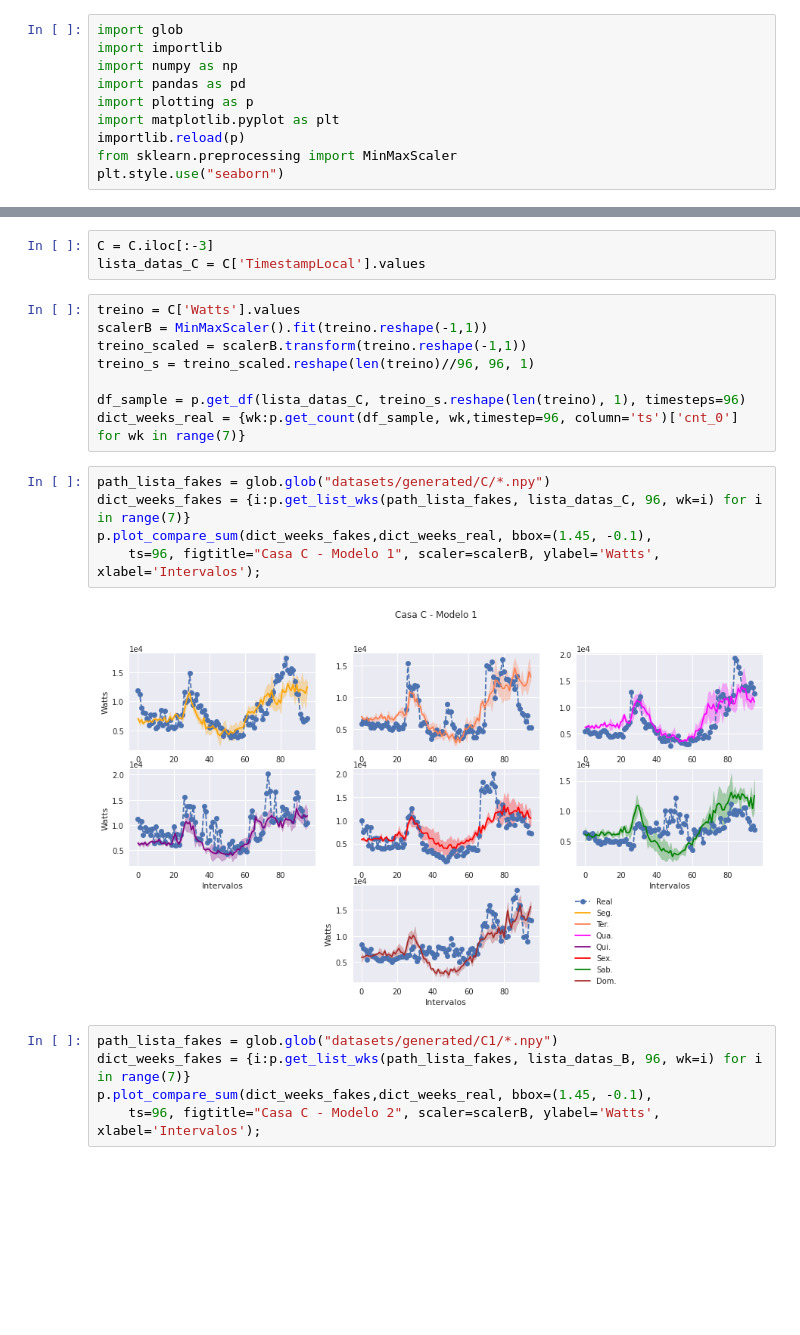
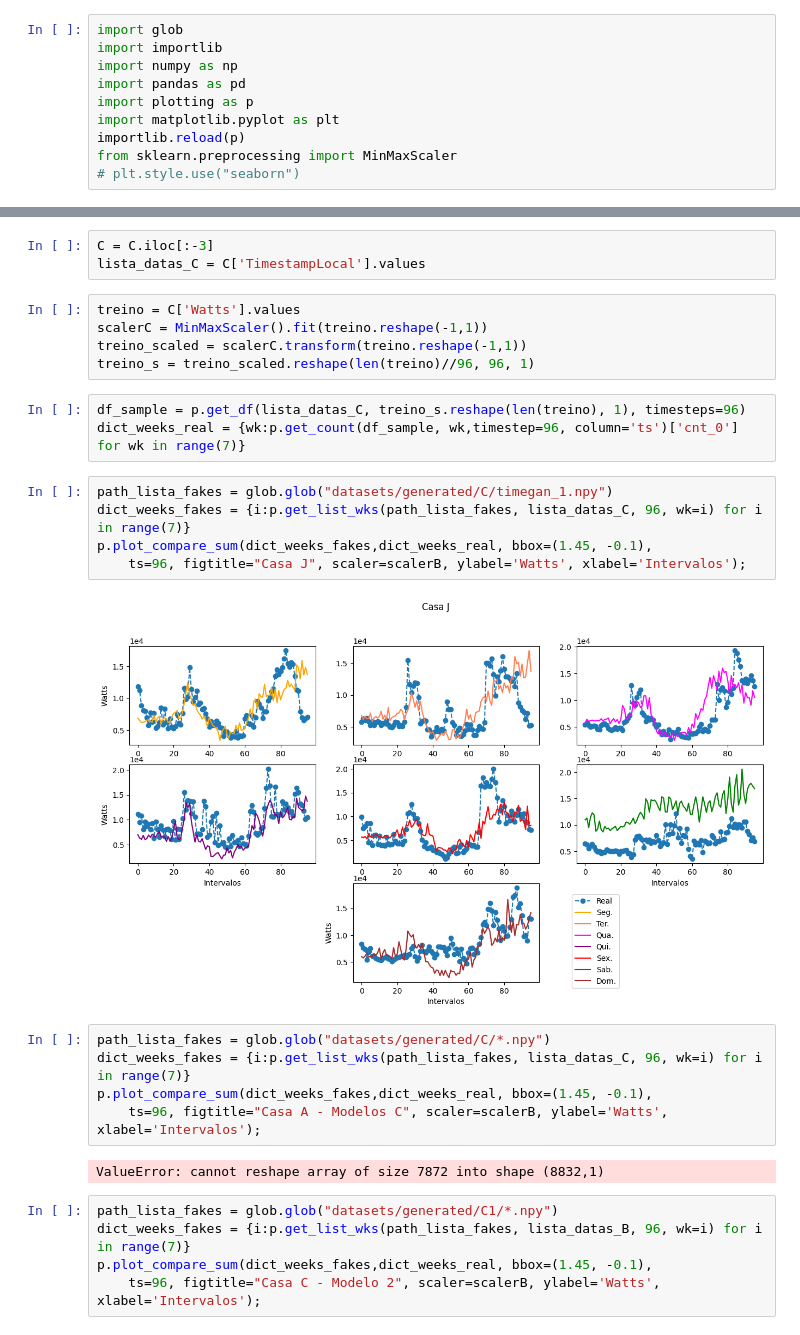
Before and after one commit to ifribeiro/consumo_casas, a Jupyter notebook: gans_casas.ipynb, the cells around one changed output, grey strips where cells are left out. Drawn from its saved outputs; the diff is of its cells as text; blank space fills up the shorter version.

```diff
--- a/gans_casas.ipynb
+++ b/gans_casas.ipynb
@@ -7,7 +7,7 @@ import plotting as p
 import matplotlib.pyplot as plt
 importlib.reload(p)
 from sklearn.preprocessing import MinMaxScaler
-plt.style.use("seaborn")
+# plt.style.use("seaborn")
 # %% [markdown]
 ## Leitura e descrição dos dados
 # %%
@@ -604,21 +601,28 @@ p.plot_compare_sum(dict_weeks_fakes,dict_weeks_real, bbox=(1.45, -0.1),
 # %%
 C = C.iloc[:-3]
 lista_datas_C = C['TimestampLocal'].values
+# %%
+treino = C['Watts'].values
+scalerC = MinMaxScaler().fit(treino.reshape(-1,1))
+treino_scaled = scalerC.transform(treino.reshape(-1,1))
+treino_s = treino_scaled.reshape(len(treino)//96, 96, 1)
 # %%
-treino = C['Watts'].values
-scalerB = MinMaxScaler().fit(treino.reshape(-1,1))
-treino_scaled = scalerB.transform(treino.reshape(-1,1))
-treino_s = treino_scaled.reshape(len(treino)//96, 96, 1)
-
 df_sample = p.get_df(lista_datas_C, treino_s.reshape(len(treino), 1), timesteps=96)
 dict_weeks_real = {wk:p.get_count(df_sample, wk,timestep=96, column='ts')['cnt_0'] for wk in range(7)}
+# %%
+path_lista_fakes = glob.glob("datasets/generated/C/timegan_1.npy")
+dict_weeks_fakes = {i:p.get_list_wks(path_lista_fakes, lista_datas_C, 96, wk=i) for i in range(7)}
+p.plot_compare_sum(dict_weeks_fakes,dict_weeks_real, bbox=(1.45, -0.1),
+    ts=96, figtitle="Casa J", scaler=scalerB, ylabel='Watts', xlabel='Intervalos');
+# %% [output]
+[figure, added]
 # %%
 path_lista_fakes = glob.glob("datasets/generated/C/*.npy")
 dict_weeks_fakes = {i:p.get_list_wks(path_lista_fakes, lista_datas_C, 96, wk=i) for i in range(7)}
 p.plot_compare_sum(dict_weeks_fakes,dict_weeks_real, bbox=(1.45, -0.1),
-    ts=96, figtitle="Casa C - Modelo 1", scaler=scalerB, ylabel='Watts', xlabel='Intervalos');
+    ts=96, figtitle="Casa A - Modelos C", scaler=scalerB, ylabel='Watts', xlabel='Intervalos');
 # %% [output]
-[figure, removed]
+ValueError: cannot reshape array of size 7872 into shape (8832,1)
 # %%
 path_lista_fakes = glob.glob("datasets/generated/C1/*.npy")
 dict_weeks_fakes = {i:p.get_list_wks(path_lista_fakes, lista_datas_B, 96, wk=i) for i in range(7)}
```
Also changed, not shown: parts of 24 cells of this notebook.
